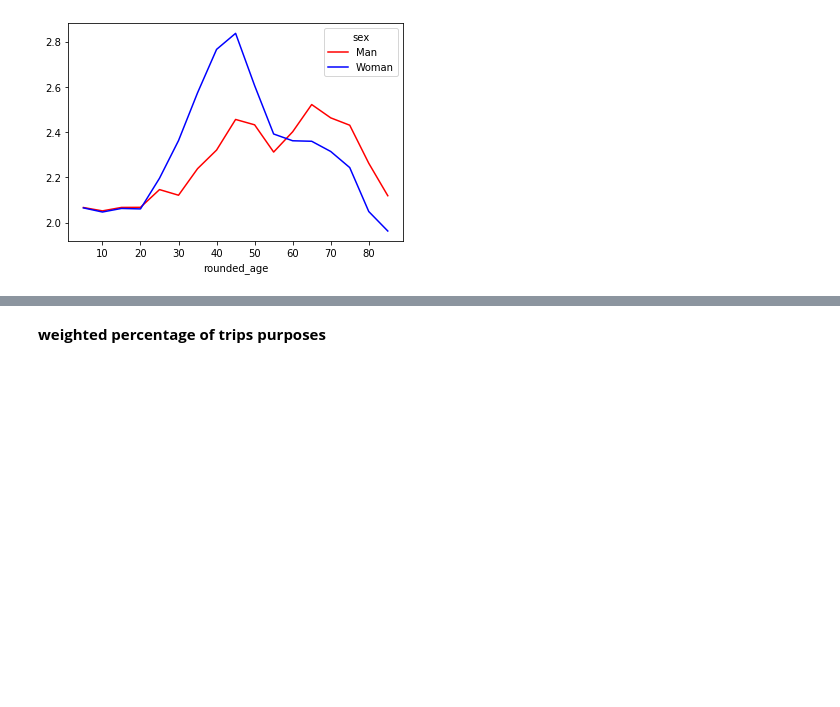
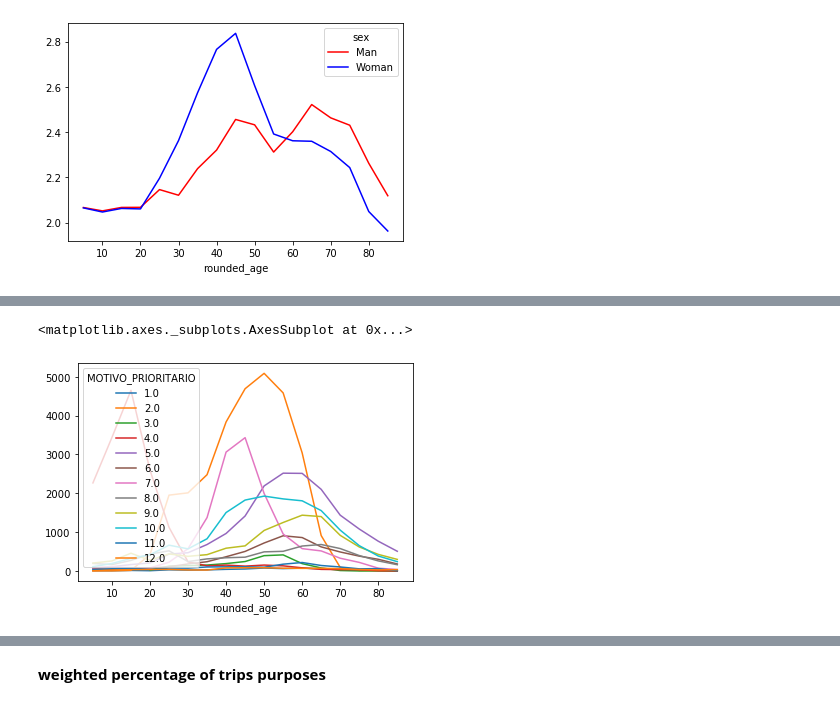
Before and after one commit to CorrelAid/gender-equality-and-mobility, a Jupyter notebook: notebooks/01_descriptive_analysis.ipynb, the cells around one changed output, grey strips where cells are left out. Cells and saved outputs as stored; diff of their text form; code cells hidden in the pictures; blank space fills up the shorter version.

```diff
--- a/notebooks/01_descriptive_analysis.ipynb
+++ b/notebooks/01_descriptive_analysis.ipynb
@@ -98,0 +99,9 @@ t_age.sort_index().plot(kind = "line")
+# %%
+# wegihted amount of trips by purpose by age and sex exact
+t_age = df.loc[df.sex == "Woman"].groupby(["rounded_age", "MOTIVO_PRIORITARIO"]).agg({"ELE_G_POND_ESC2": "count"}).reset_index()
+t_age = t_age[t_age.rounded_age < 90]
+t_age = t_age.pivot(index='rounded_age', columns='MOTIVO_PRIORITARIO', values='ELE_G_POND_ESC2')
+t_age.sort_index().plot(kind = "line")
+# %% [output]
+<matplotlib.axes._subplots.AxesSubplot at 0x...>
+[figure, added]
```
Also changed, not shown: parts of 5 cells of this notebook, 1 other file.
